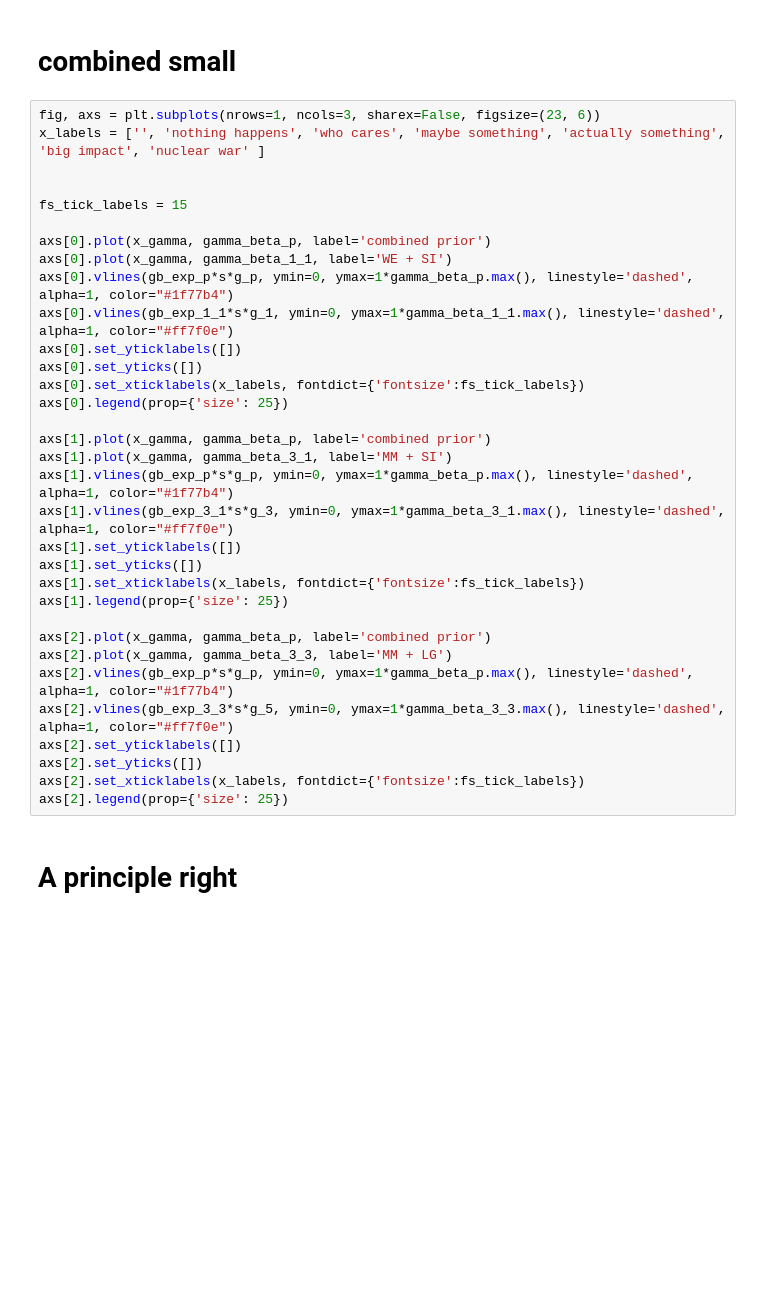
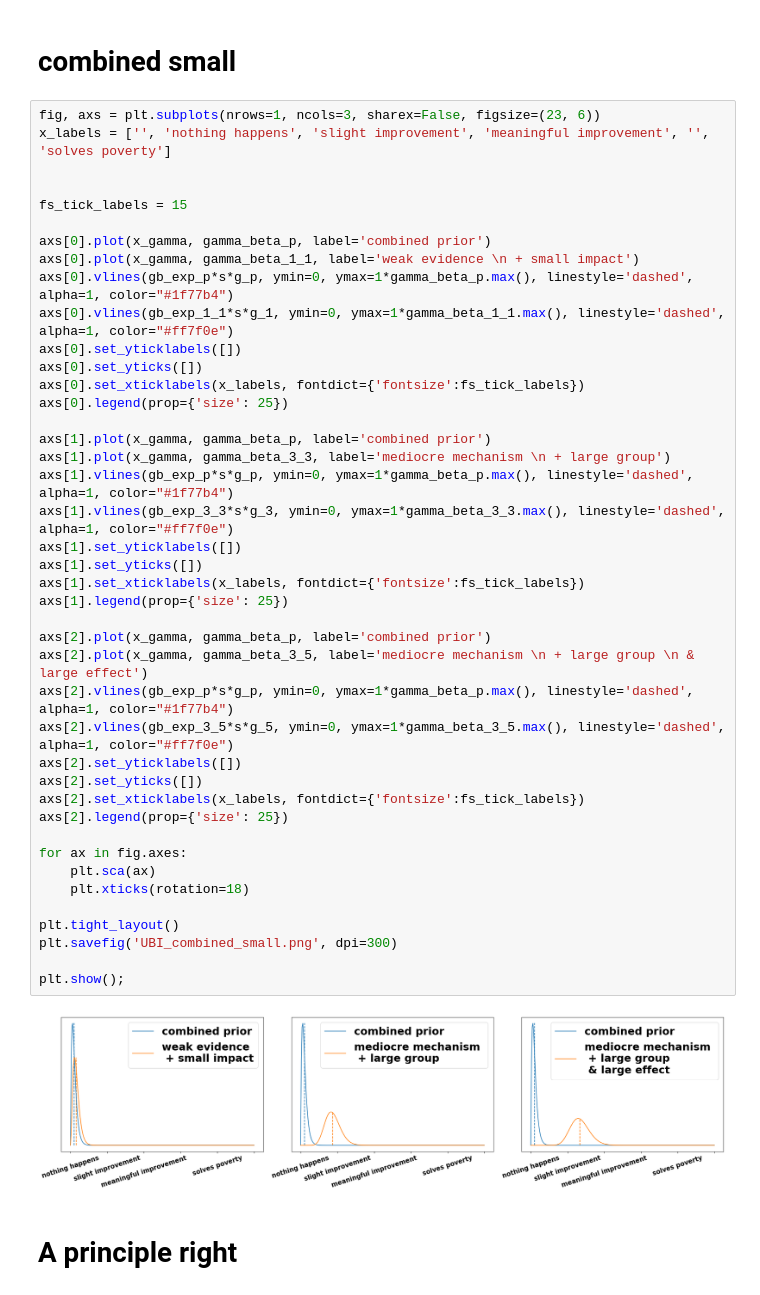
Before and after one commit to mariushobbhahn/mariushobbhahn.github.io, a Jupyter notebook: img/Probabilistic_Judging_1/Probabilistic Judging Part1.ipynb, the cells around one changed output. Drawn from its saved outputs; the diff is of its cells as text; blank space fills up the shorter version.

```diff
--- a/img/Probabilistic_Judging_1/Probabilistic Judging Part1.ipynb
+++ b/img/Probabilistic_Judging_1/Probabilistic Judging Part1.ipynb
@@ -463,37 +463,48 @@ plt.show();
 # combined small
 # %%
 fig, axs = plt.subplots(nrows=1, ncols=3, sharex=False, figsize=(23, 6))
-x_labels = ['', 'nothing happens', 'who cares', 'maybe something', 'actually something', 'big impact', 'nuclear war' ]
+x_labels = ['', 'nothing happens', 'slight improvement', 'meaningful improvement', '', 'solves poverty']
 
 
 fs_tick_labels = 15
 
 axs[0].plot(x_gamma, gamma_beta_p, label='combined prior')
-axs[0].plot(x_gamma, gamma_beta_1_1, label='WE + SI')
+axs[0].plot(x_gamma, gamma_beta_1_1, label='weak evidence \n + small impact')
 axs[0].vlines(gb_exp_p*s*g_p, ymin=0, ymax=1*gamma_beta_p.max(), linestyle='dashed', alpha=1, color="#1f77b4")
 axs[0].vlines(gb_exp_1_1*s*g_1, ymin=0, ymax=1*gamma_beta_1_1.max(), linestyle='dashed', alpha=1, color="#ff7f0e")
 axs[0].set_yticklabels([])
 axs[0].set_yticks([])
 axs[0].set_xticklabels(x_labels, fontdict={'fontsize':fs_tick_labels})
 axs[0].legend(prop={'size': 25})
 
 axs[1].plot(x_gamma, gamma_beta_p, label='combined prior')
-axs[1].plot(x_gamma, gamma_beta_3_1, label='MM + SI')
+axs[1].plot(x_gamma, gamma_beta_3_3, label='mediocre mechanism \n + large group')
 axs[1].vlines(gb_exp_p*s*g_p, ymin=0, ymax=1*gamma_beta_p.max(), linestyle='dashed', alpha=1, color="#1f77b4")
-axs[1].vlines(gb_exp_3_1*s*g_3, ymin=0, ymax=1*gamma_beta_3_1.max(), linestyle='dashed', alpha=1, color="#ff7f0e")
+axs[1].vlines(gb_exp_3_3*s*g_3, ymin=0, ymax=1*gamma_beta_3_3.max(), linestyle='dashed', alpha=1, color="#ff7f0e")
 axs[1].set_yticklabels([])
 axs[1].set_yticks([])
 axs[1].set_xticklabels(x_labels, fontdict={'fontsize':fs_tick_labels})
 axs[1].legend(prop={'size': 25})
 
 axs[2].plot(x_gamma, gamma_beta_p, label='combined prior')
-axs[2].plot(x_gamma, gamma_beta_3_3, label='MM + LG')
+axs[2].plot(x_gamma, gamma_beta_3_5, label='mediocre mechanism \n + large group \n & large effect')
 axs[2].vlines(gb_exp_p*s*g_p, ymin=0, ymax=1*gamma_beta_p.max(), linestyle='dashed', alpha=1, color="#1f77b4")
-axs[2].vlines(gb_exp_3_3*s*g_5, ymin=0, ymax=1*gamma_beta_3_3.max(), linestyle='dashed', alpha=1, color="#ff7f0e")
+axs[2].vlines(gb_exp_3_5*s*g_5, ymin=0, ymax=1*gamma_beta_3_5.max(), linestyle='dashed', alpha=1, color="#ff7f0e")
 axs[2].set_yticklabels([])
 axs[2].set_yticks([])
 axs[2].set_xticklabels(x_labels, fontdict={'fontsize':fs_tick_labels})
 axs[2].legend(prop={'size': 25})
+
+for ax in fig.axes:
+    plt.sca(ax)
+    plt.xticks(rotation=18)
+
+plt.tight_layout()
+plt.savefig('UBI_combined_small.png', dpi=300)
+
+plt.show();
+# %% [output]
+[figure, added]
 # %% [markdown]
 # A principle right
 # %%
```
Also changed, not shown: parts of 4 cells of this notebook, 5 other files.
